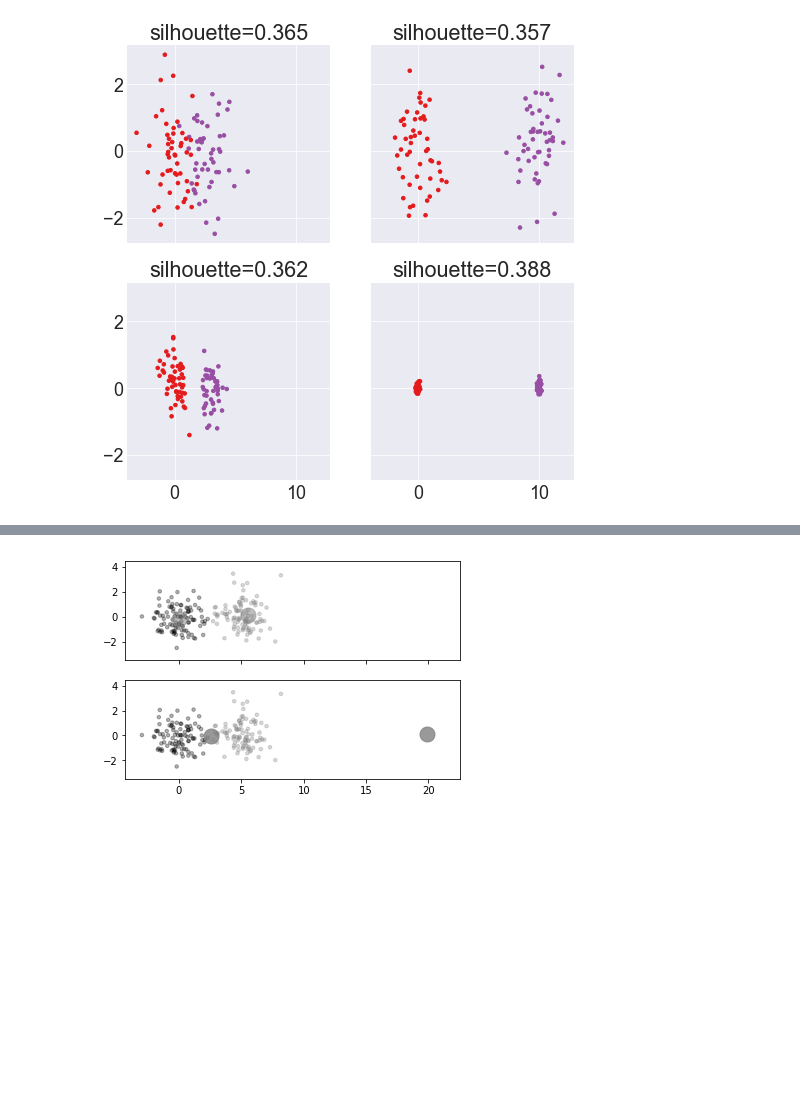
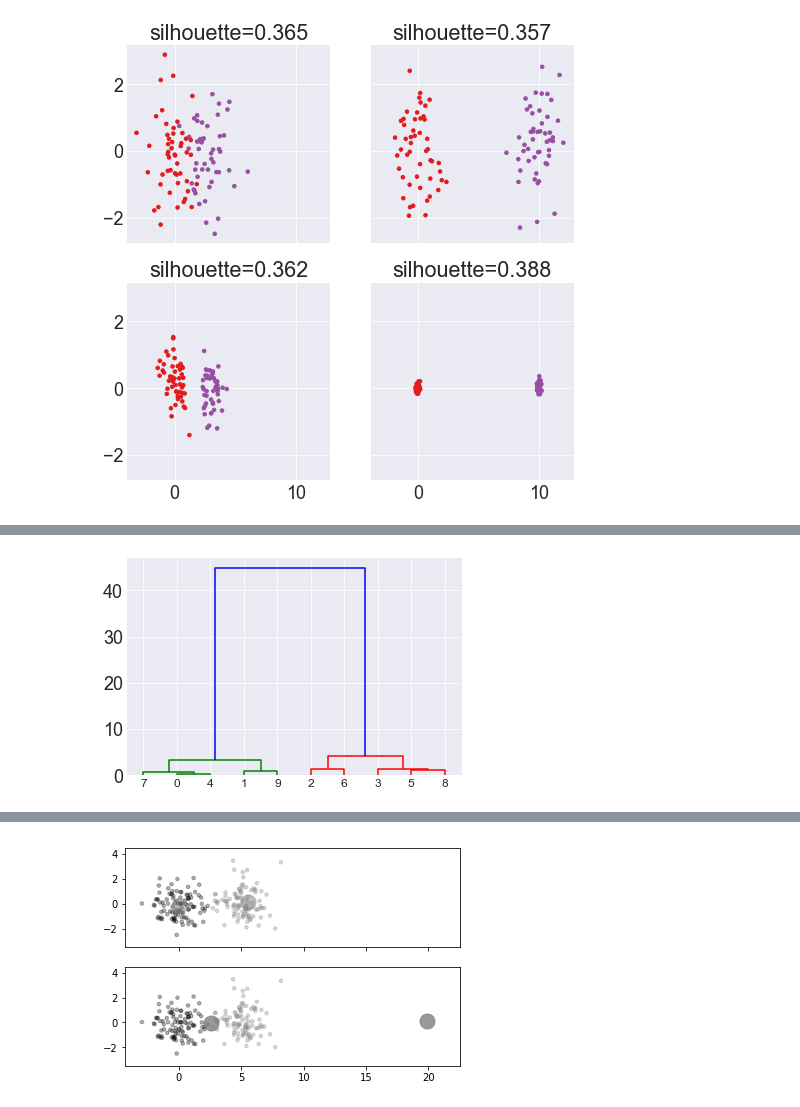
Before and after one commit to hvribeiro/MCSC1, a Jupyter notebook: aulas/04.4 - SVM, PCA, Clustering, and Ensemble Methods.ipynb, the cells around one changed output, grey strips where cells are left out. Cells and saved outputs as stored; diff of their text form; code cells hidden in the pictures; blank space fills up the shorter version.

```diff
--- a/aulas/04.4 - SVM, PCA, Clustering, and Ensemble Methods.ipynb
+++ b/aulas/04.4 - SVM, PCA, Clustering, and Ensemble Methods.ipynb
@@ -1570,3 +1608,14 @@ scatter_fit(X, y, ax)
+# %%
+from scipy.cluster import hierarchy
+from scipy.spatial.distance import pdist
+
+X, y = make_blobs(n_samples=10, centers=2, cluster_std=1.4)
+
+Z = hierarchy.linkage(pdist(X), 'ward')
+plt.figure()
+dn = hierarchy.dendrogram(Z)
+# %% [output]
+[figure, added]
 # %% [markdown]
 [Figure](#fig:clustering_004) shows how the silhouette coefficient
 varies
```
Also changed, not shown: parts of 21 cells of this notebook.
